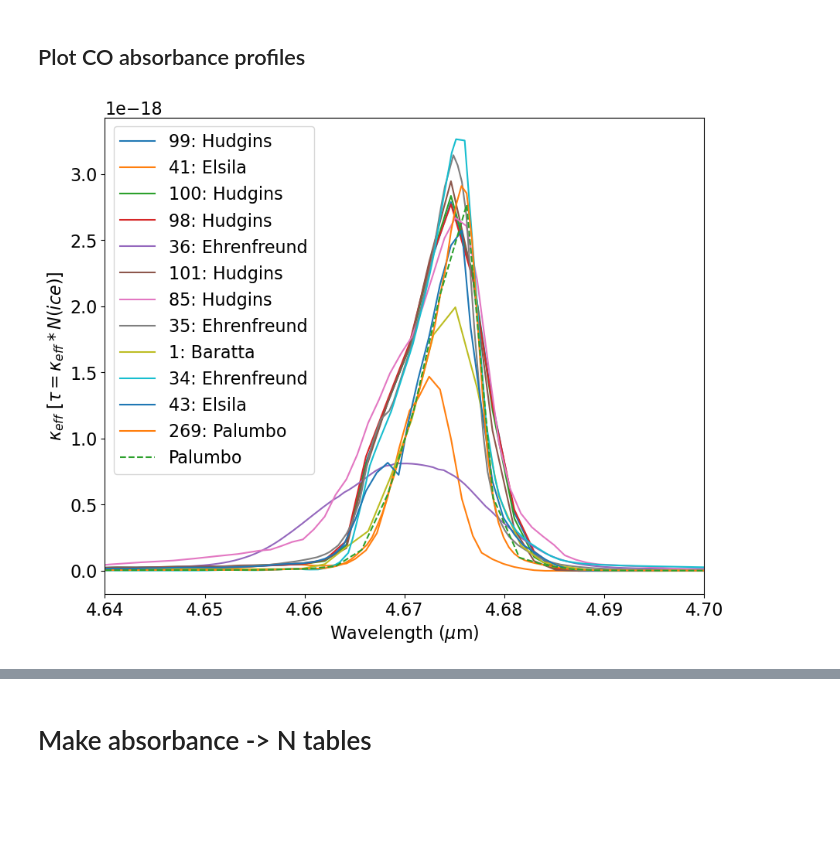
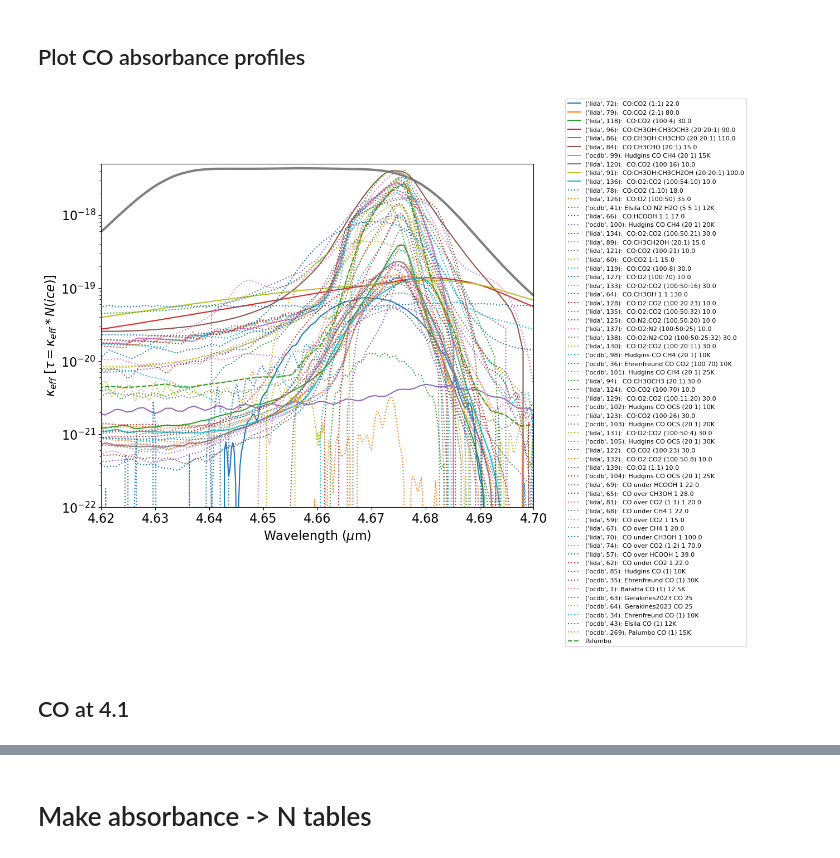
Before and after one commit to keflavich/brick-jwst-2221-notebooks, a Jupyter notebook: notebooks/CO_Absorbance.ipynb, the cells around one changed output, grey strips where cells are left out. Cells and saved outputs as stored; diff of their text form; code cells hidden in the pictures; blank space fills up the shorter version.

```diff
--- a/notebooks/CO_Absorbance.ipynb
+++ b/notebooks/CO_Absorbance.ipynb
@@ -74,0 +105,4 @@ dict_keys([99, 41, 100, 98, 36, 101, 85, 35, 1, 63, 64, 34, 43, 269])
+# %%
+cotbs[('ocdb', 63)] = retrieve_gerakines_co(resolution='low')
+cotbs[('ocdb', 64)] = retrieve_gerakines_co(resolution='high')
+cotbs[('ocdb', 64)].meta
@@ -146,7 +211,10 @@ dict_keys([121, 265, 267, 116, 124, 138, 129, 133, 118, 115, 127, 135, 130, 128,
 # %%
 for mol, tbs in {'H2O': h2otbs, 'CO': cotbs, 'CO2': co2tbs}.items():
     for tb in tbs.values():
-        tb['k'] = tb['k₁']
+        if 'k₁' in tb.colnames:
+            tb['k'] = tb['k₁']
+        if 'k₁' not in tb.colnames:
+            tb['k₁'] = tb['k']
 # %% [raw]
 ii = 10
 from astropy.io import ascii
@@ -162,24 +230,48 @@ from astropy import units as u
 import numpy as np
 # %%
 palumbo = load_molecule('co')
+# %%
+from astroquery.svo_fps import SvoFps
+instrument = 'NIRCam'
+telescope = 'JWST'
+filt466 = 'F466N'
+filt470 = 'F470N'
+wavelength_table_466 = SvoFps.get_transmission_data(f'{telescope}/{instrument}.{filt466}')
 # %%
-for key, tb in cotbs.items():
-    if key in (64, 63):
+for ii, (key, tb) in enumerate(cotbs.items()):
+    #if key in (('ocdb', 64), ('ocdb', 63)):
         # bad - temporary
-        continue
+        #continue
+    kk = tb['k₁'] if 'k₁' in tb.colnames else tb['k']
+    raise TODO not 28 daltons for all these dudes
+    opacity = ((kk.quantity * tb['Wavelength'].to(u.cm**-1, u.spectral()) * 4 * np.pi / (1*u.g/u.cm**3 / (28*u.Da)))).to(u.cm**2)
     pl.plot(tb['Wavelength'],
-            ((tb['k₁'] * tb['Wavelength'].to(u.cm**-1, u.spectral()) * 4 * np.pi / (1*u.g/u.cm**3 / (28*u.Da)))).to(u.cm**2),
-            label=f'{key}: {tb.meta["author"]}')
+            opacity,
+            label=f'{key}: {tb.meta["author"]} {tb.meta["composition"]} {tb.meta["temperature"]}'
+                    if 'author' in tb.meta else
+                  f'{key}: {tb.meta["index"]} {tb.meta["molecule"]} {tb.meta["ratio"]} {tb.meta["temperature"]}',
+            linestyle='-' if ii<10 else ':')
 pl.plot(palumbo['Wavelength'],
         (palumbo['k']* palumbo['Wavelength'].to(u.cm**-1, u.spectral()) * 4 * np.pi / (1*u.g/u.cm**3 / (28*u.Da))).to(u.cm**2),
         linestyle='--',
         label='Palumbo')
-pl.legend(loc='best');
-pl.xlim(4.64, 4.70);
+
+_, ymax = pl.ylim()
+xarr = wavelength_table_466['Wavelength'].quantity.to(u.um)
+pl.plot(xarr, wavelength_table_466['Transmission']/wavelength_table_466['Transmission'].max() * ymax,
+        color='k', linewidth=3, alpha=0.5, zorder=-5)
+
+pl.semilogy();
+pl.ylim(1e-22, 5e-18);
+
+pl.legend(loc='upper right', bbox_to_anchor=(1,1,0.5,0.2,), fontsize=8);
+pl.xlim(4.62, 4.70);
 pl.xlabel("Wavelength ($\\mu$m)")
 pl.ylabel("$\\kappa_{eff}$ [$\\tau = \\kappa_{eff} * N(ice)$]");
 # %% [output]
-[figure, old version]
+[figure, new version]
+# %% [markdown]
+## CO at 4.1
 # %%
 for key, tb in cotbs.items():
     if key in (64, 63):
```
Also changed, not shown: parts of 36 cells of this notebook, 1 other file.
